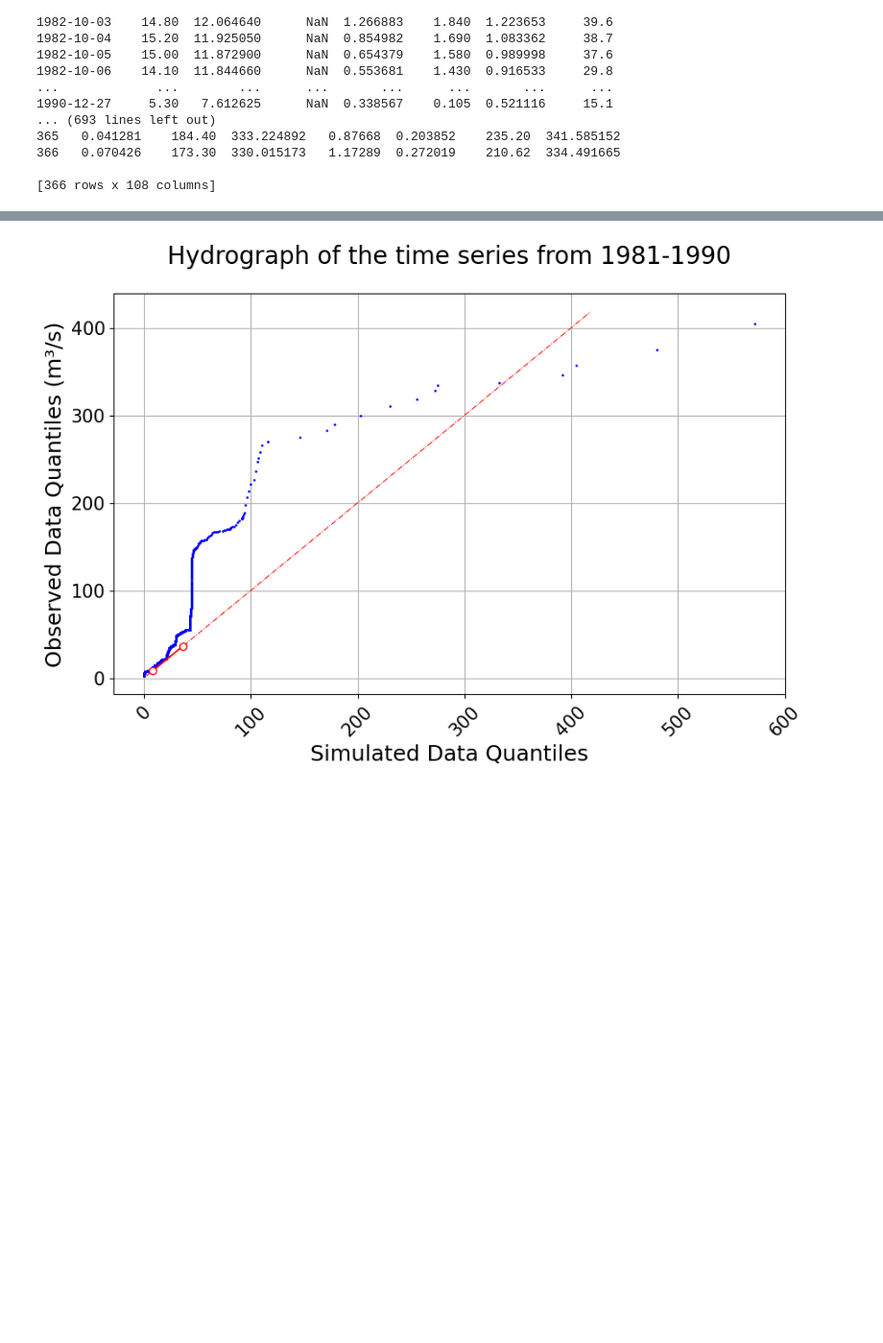
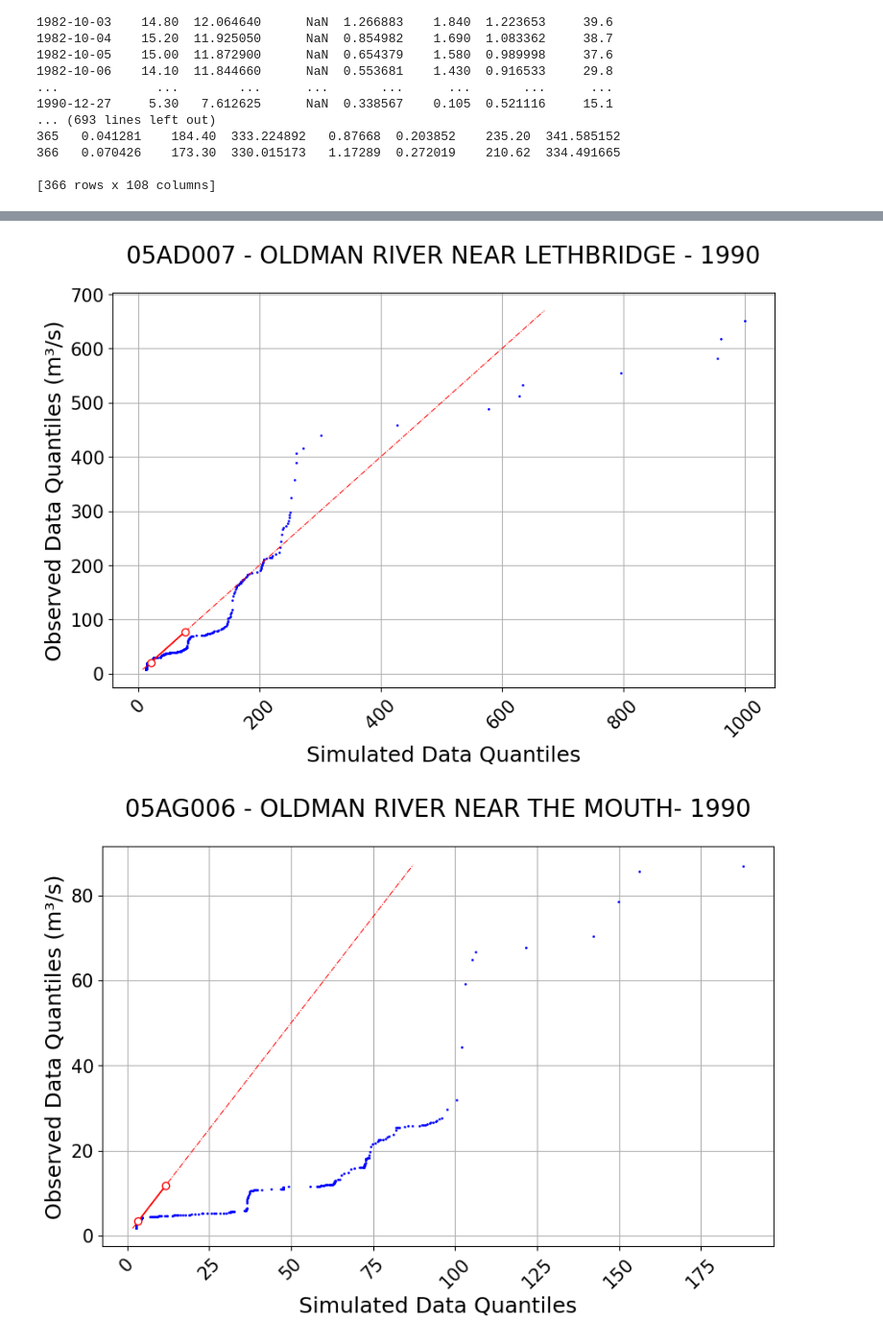
Before and after one commit to UchechukwuUdenze/NHS_PostProcessing, a Jupyter notebook: docs/source/notebooks/Examples.ipynb, the cells around one changed output, grey strips where cells are left out. Shown at 96% size. Drawn from its saved outputs; the diff is of its cells as text; code cells hidden in the pictures; blank space fills up the shorter version.

```diff
--- a/docs/source/notebooks/Examples.ipynb
+++ b/docs/source/notebooks/Examples.ipynb
@@ -715,15 +723,16 @@ simulated[simulated.columns[0]].size
 # %%
 visuals.qqplot(
-    merged_df = DATAFRAMES["DF"]['1981-01-01':'1990-12-31'].iloc[:, [0, 1]],
-    title='Hydrograph of the time series from 1981-1990',
+    merged_df = DATAFRAMES["DF"]['1990-01-01':'1990-12-31'].iloc[:, [6,7, 8,9]],
+    title=['05AD007 - OLDMAN RIVER NEAR LETHBRIDGE - 1990','05AG006 - OLDMAN RIVER NEAR THE MOUTH- 1990'],
     linestyle = ['b.','r-.','r-'],
     labels=['Simulated Data Quantiles', 'Observed Data Quantiles'],
     linewidth = [.75, 1.25],
     legend = True, grid = True,
 #     save = True
     )
 # %% [output]
-[figure, old version]
+[figure, new version]
+[figure, added]
 # %%
 index = pd.date_range(start="2022-01-01", periods=50, freq="D")
 # %%
```
Also changed, not shown: parts of 12 cells of this notebook.
